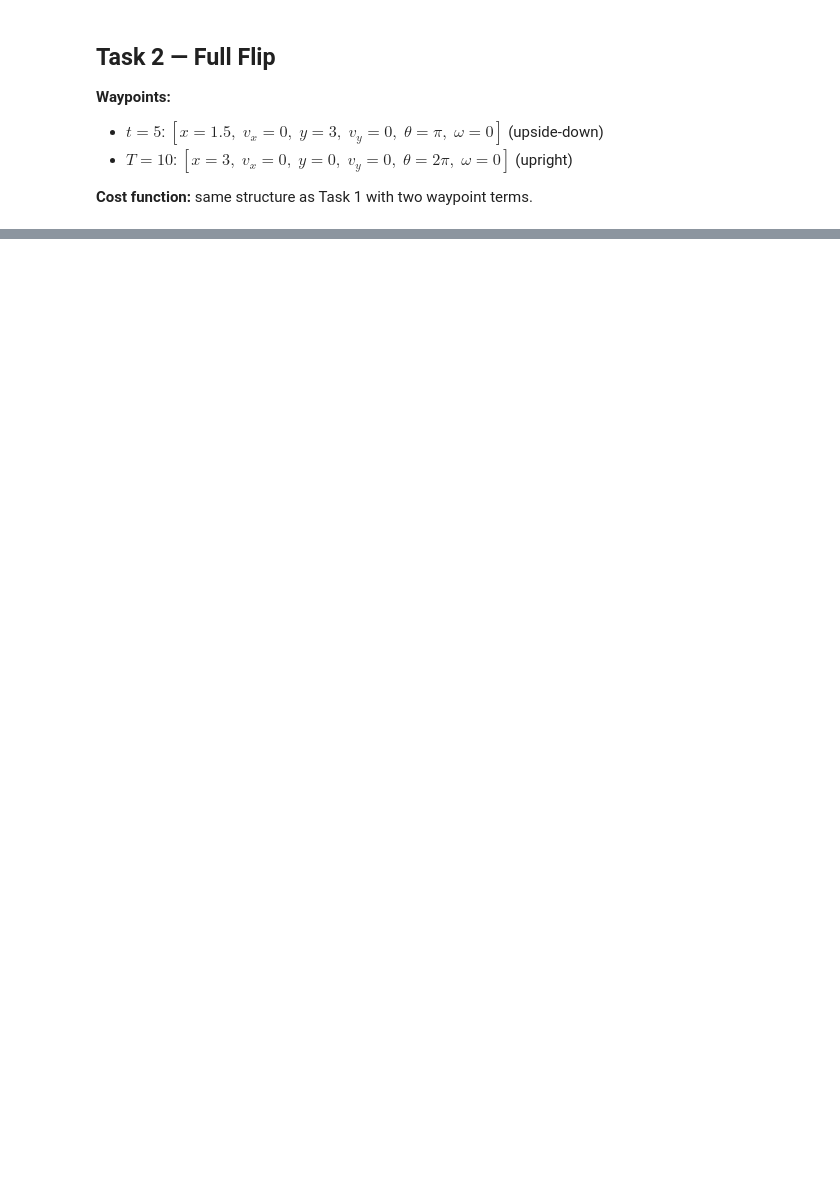
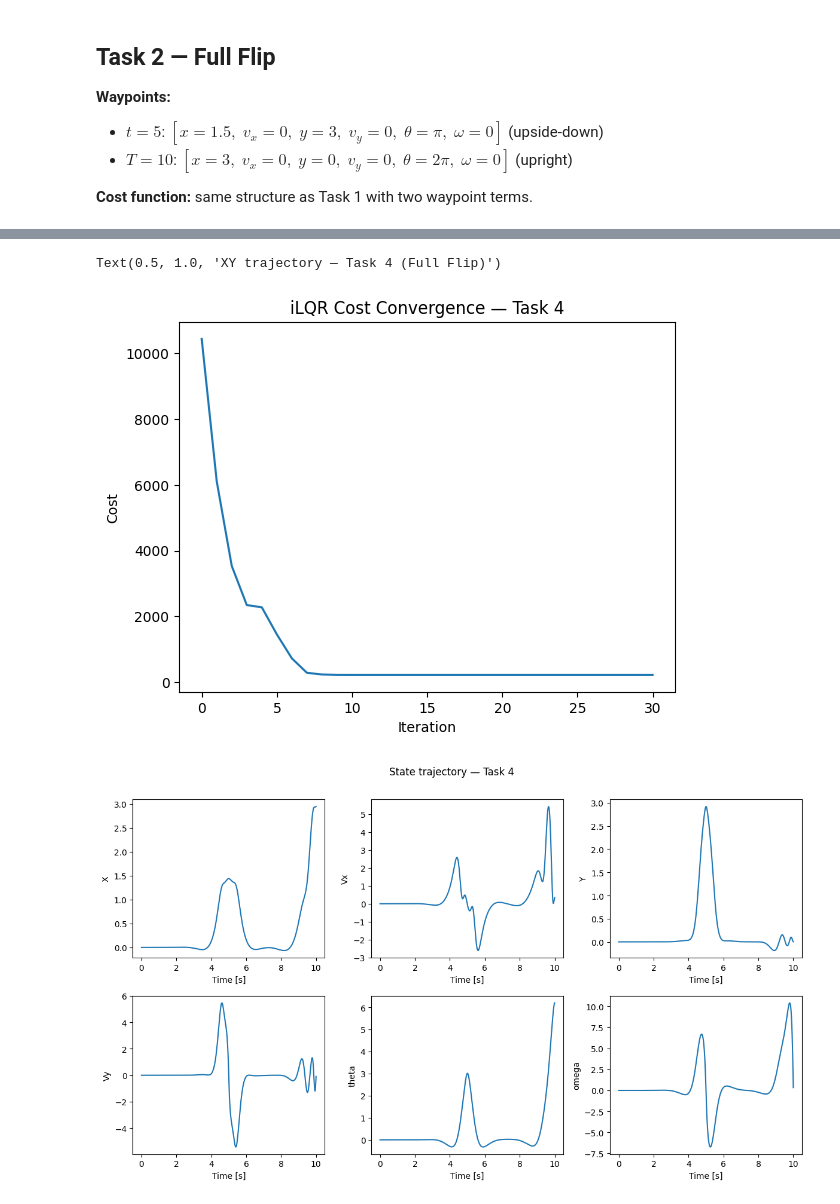
Before and after one commit to GordonOboh/optlearningcontrol, a Jupyter notebook: Fall2022/Project1 - Optimal Control/Part 4.ipynb, the cells around one changed output, grey strips where cells are left out. Drawn from its saved outputs; the diff is of its cells as text; code cells hidden in the pictures; blank space fills up the shorter version.

```diff
--- a/Fall2022/Project1 - Optimal Control/Part 4.ipynb
+++ b/Fall2022/Project1 - Optimal Control/Part 4.ipynb
@@ -308,39 +357,43 @@ plt.figure()
 plt.plot(cost_hist2)
 plt.xlabel('Iteration')
 plt.ylabel('Cost')
-plt.title('iLQR Cost Convergence — Task 2')
-save_plt('Cost convergence-Task2')
+plt.title('iLQR Cost Convergence — Task 4')
+#save_plt('Cost convergence b')
 
 t2 = np.linspace(0, N2 * dt, N2 + 1)
 
 # State trajectory
 fig, axes = plt.subplots(2, 3, figsize=[12, 7])
 labels = ['X', 'Vx', 'Y', 'Vy', 'theta', 'omega']
 for k, (ax, lb) in enumerate(zip(axes.flat, labels)):
     ax.plot(t2, z_traj2[k, :])
     ax.set_ylabel(lb)
     ax.set_xlabel('Time [s]')
-ax.figure.suptitle('State trajectory — Task 2', y=1.01)
+ax.figure.suptitle('State trajectory — Task 4', y=1.01)
 plt.tight_layout()
-save_plt('State trajectory-Task2')
+save_plt('State trajectory b')
 
 # Control trajectory
 plt.figure()
 plt.plot(t2[:-1], u_traj2.T)
 plt.axhline(u_star[0], color='gray', linestyle='--', label='u*')
 plt.legend(['u1', 'u2', 'u*'])
 plt.xlabel('Time [s]')
-plt.title('Control trajectory — Task 2')
-save_plt('Control vs time-Task2')
+plt.title('Control trajectory — Task 4')
+save_plt('Control vs time b')
 
 # XY trajectory
 plt.figure()
 plt.plot(z_traj2[0, :], z_traj2[2, :])
 plt.scatter([1.5], [3],   color='red',    zorder=5, label='Waypoint (1.5, 3) — upside-down')
 plt.scatter([3],   [0],   color='green',  zorder=5, label='Terminal (3, 0) — upright')
 plt.scatter([0],   [0],   color='blue',   zorder=5, label='Start')
 plt.xlabel('X')
 plt.ylabel('Y')
 plt.legend()
-plt.title('XY trajectory — Task 2 (Full Flip)')
-save_plt('XY trajectory-Task2')
+plt.title('XY trajectory — Task 4 (Full Flip)')
+#save_plt('XY trajectory b')
+# %% [output]
+Text(0.5, 1.0, 'XY trajectory — Task 4 (Full Flip)')
+[figure, added]
+[figure, added]
```
Also changed, not shown: parts of 8 cells of this notebook, 31 other files.
